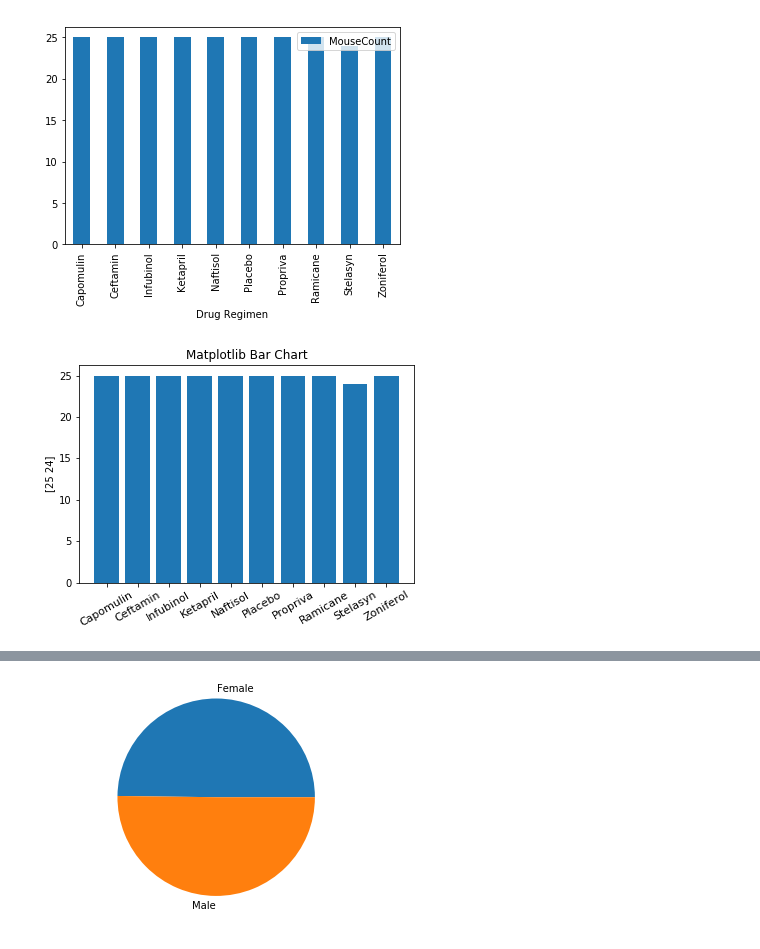
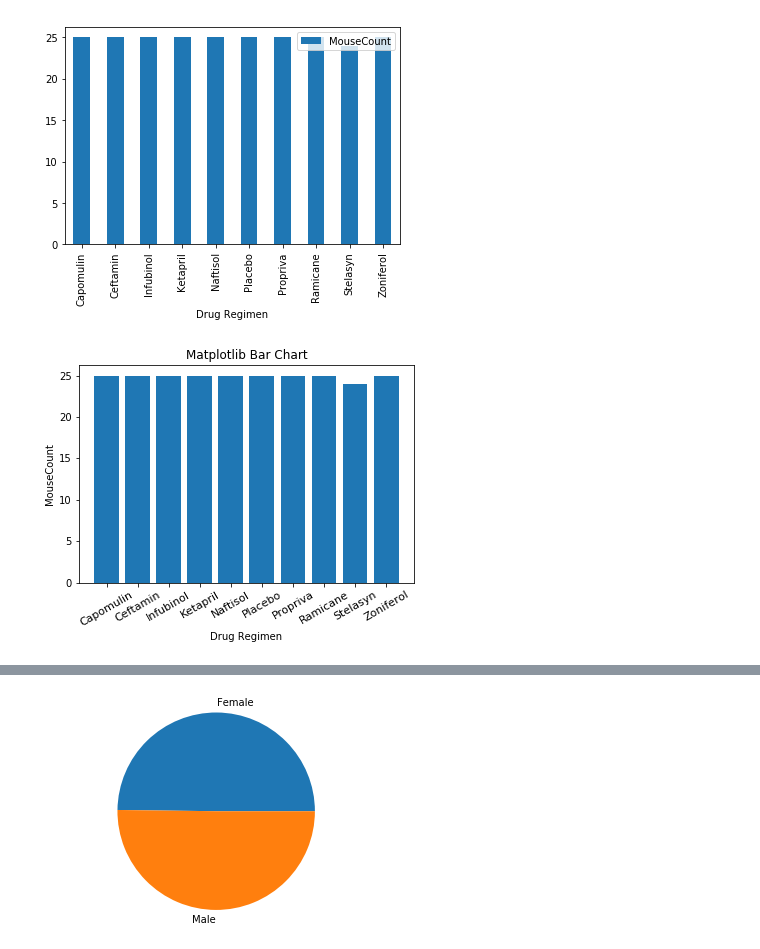
Before and after one commit to khotower/Final-HW-Repository-kho-SMU, a Jupyter notebook: pymaceuticals_starter.ipynb, the cells around one changed output, grey strips where cells are left out. Cells and saved outputs as stored; diff of their text form; code cells hidden in the pictures.

```diff
--- a/pymaceuticals_starter.ipynb
+++ b/pymaceuticals_starter.ipynb
@@ -174,11 +159,11 @@ Tratment_MouseCount.plot(kind='bar')
 # %%
 df = Tratment_MouseCount.reset_index()
 
 plt.bar(df.index, df['MouseCount'].values)
 plt.xticks(df.index, df['Drug Regimen'], fontsize=11, rotation=30)
 plt.title('Matplotlib Bar Chart')
-#plt.xlabel(df.index)
-plt.ylabel(df['MouseCount'].unique())
+plt.xlabel('Drug Regimen')
+plt.ylabel('MouseCount')
 plt.show()
 # %% [output]
-[figure, old version]
+[figure, new version]
```
Also changed, not shown: parts of 6 cells of this notebook.
